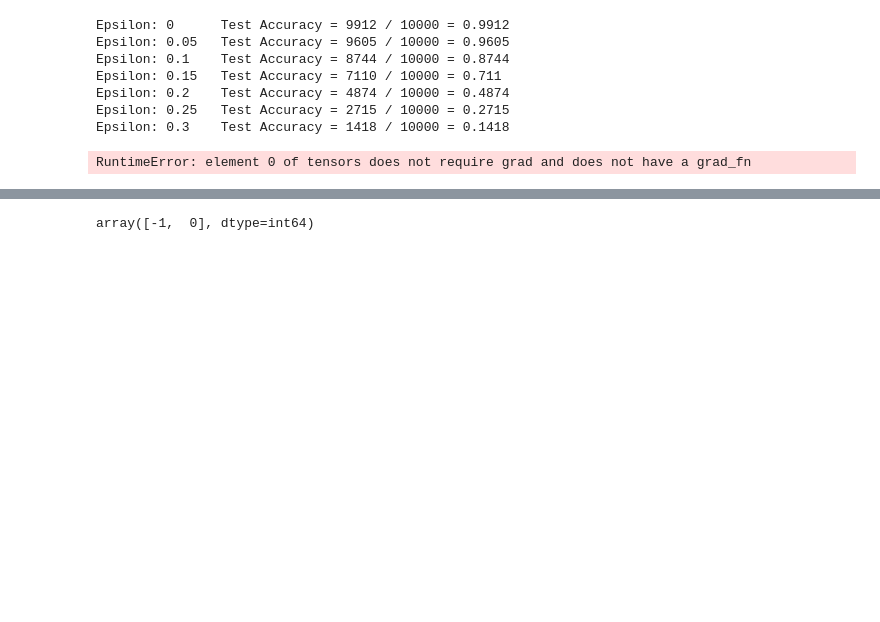
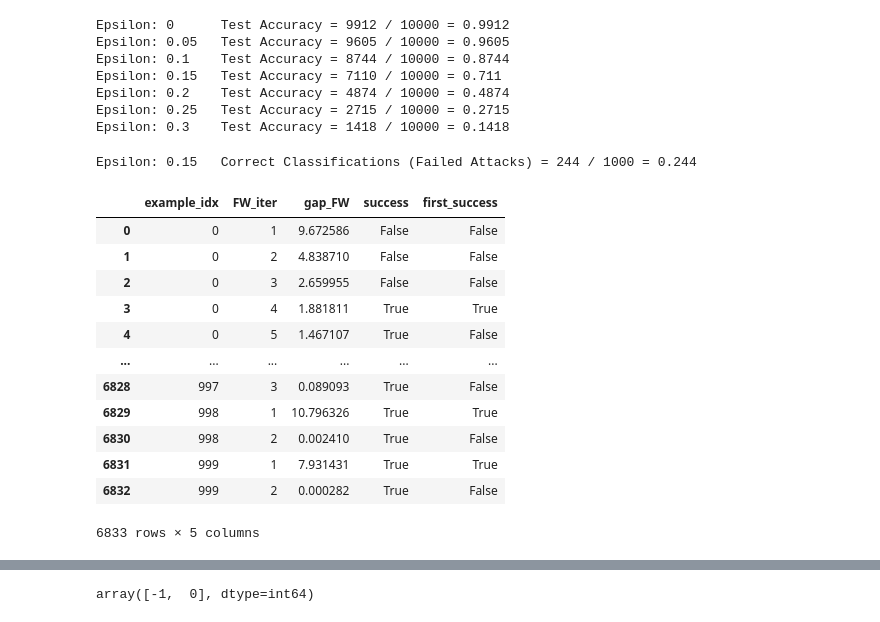
Before and after one commit to TannerAGraves/FW-variants-for-WB-Adversarial-Attacks, a Jupyter notebook: experimental/attack_tests.ipynb, the cells around one changed output, grey strips where cells are left out. Cells and saved outputs as stored; diff of their text form; code cells hidden in the pictures; blank space fills up the shorter version.

```diff
--- a/experimental/attack_tests.ipynb
+++ b/experimental/attack_tests.ipynb
@@ -204,20 +225,34 @@ def fw_stepsize_linesearch(x_t, d_t, model, criterion, target, num_samples=10):
 # %%
-def fw_step(x_t, epsilon, g_t, x0, fw_stepsize=1):
+def fw_step(x_t, epsilon, g_t, x0, stepsize_method):
     # alg from attacks.pdf. Modified to remove momentum.
     g_t_sign = g_t.sign()
     v_t = -epsilon * g_t_sign + x0
     d_t = v_t - x_t
+
+    # determine stepsize
+    if stepsize_method.strat == 'ls':
+        fw_stepsize = stepsize_method.stepsize_linesearch(x_t, d_t)
+    else:
+        fw_stepsize = stepsize_method.stepsize
+
     perturbed_image = x_t + fw_stepsize * d_t
     perturbed_image = torch.clamp(perturbed_image, 0, 1)
     #gap_FW = torch.sum(d_t * g_t).item()#torch.dot(d_t, g_t)
     gap_FW = torch.sum(-d_t * g_t).item()
     return perturbed_image, gap_FW
 
-def fw_step_altgap(x_t, epsilon, g_t, x0, fw_stepsize=1):
+def fw_step_altgap(x_t, epsilon, g_t, x0, stepsize_method):
     # alg from attacks.pdf. Modified to remove momentum.
     g_t_sign = g_t.sign()
     v_t = -epsilon * g_t_sign + x0
     d_t = v_t - x_t
+
+    # determine stepsize
+    if stepsize_method.strat == 'ls':
+        fw_stepsize = stepsize_method.stepsize_linesearch(x_t, d_t)
+    else:
+        fw_stepsize = stepsize_method.stepsize
+
     perturbed_image = x_t + fw_stepsize * d_t
     perturbed_image = torch.clamp(perturbed_image, 0, 1)
     #gap_FW = torch.sum(d_t * g_t).item()#torch.dot(d_t, g_t)
@@ -225,7 +260,7 @@ def fw_step_altgap(x_t, epsilon, g_t, x0, fw_stepsize=1):
     gap_FW = torch.sum(-(perturbed_image - x_t)*g_t).item()
     return perturbed_image, gap_FW
 
-def fw_step_momentum(x_t, epsilon, g_t, m_t_last, x0, momentum = 0.2,fw_stepsize = 1):
+def fw_step_momentum(x_t, epsilon, g_t, m_t_last, x0, stepsize_method, momentum = 0.2):
     # alg from attacks.pdf
     m_t = (1 - momentum)*g_t
     if m_t_last is not None:
@@ -233,6 +268,13 @@ def fw_step_momentum(x_t, epsilon, g_t, m_t_last, x0, momentum = 0.2,fw_stepsize
     m_t_sign = m_t.sign()
     v_t = -epsilon * m_t_sign + x0
     d_t = v_t - x_t
+
+    # determine stepsize
+    if stepsize_method.strat == 'ls':
+        fw_stepsize = stepsize_method.stepsize_linesearch(x_t, d_t)
+    else:
+        fw_stepsize = stepsize_method.stepsize
+
     gap_FW = torch.sum(-d_t * g_t).item()
     perturbed_image = x_t + fw_stepsize * d_t
     perturbed_image = torch.clamp(perturbed_image, 0, 1)
@@ -362,15 +402,13 @@ def test_fw(model, device, test_loader, epsilon,num_fw_iter, num_test = 1000, me
         gap_FW = None
         S_t = [x0_denorm]
         info = None
+        criterion = AdversarialLoss(10)
+        stepsize_method = stepsize(fw_stepsize_rule, ls_model=model, ls_criterion=criterion, ls_target=target)
 
         for t in range(num_fw_iter):
             # Step size calculation
-            if fw_stepsize_rule == 'decay':
-                fw_stepsize = 2 / (t + 2)
-            elif isinstance(fw_stepsize_rule, (int, float)):
-                fw_stepsize = fw_stepsize_rule
-            else:
-                raise Exception("Invalid Stepsize Rule")
+            if stepsize_method.strat == 'decay':
+                stepsize_method.set_stepsize_decay(t)
             x_t.requires_grad = True
             # Forward pass the data through the model
             output = model(x_t)
@@ -381,7 +419,6 @@ def test_fw(model, device, test_loader, epsilon,num_fw_iter, num_test = 1000, me
                 break
 
             # Calculate the loss
-            criterion = AdversarialLoss(10)
             loss = criterion(output, target)
             #1 - F.nll_loss(output, target) # DNN maximizing POSITIVE log liklihood
             #criterion = nn.CrossEntropyLoss()
@@ -402,13 +439,13 @@ def test_fw(model, device, test_loader, epsilon,num_fw_iter, num_test = 1000, me
             if method == 'fgsm':
                 perturbed_image = fgsm_attack(x_t_denorm, epsilon, x_t_grad)
             elif method == 'fw':
-                perturbed_image, gap_FW = fw_step(x_t_denorm, epsilon, x_t_grad, x0_denorm, fw_stepsize=fw_stepsize)
+                perturbed_image, gap_FW = fw_step(x_t_denorm, epsilon, x_t_grad, x0_denorm, stepsize_method=stepsize_method)
             elif method == 'fw_altgap':
-                perturbed_image, gap_FW = fw_step_altgap(x_t_denorm, epsilon, x_t_grad, x0_denorm, fw_stepsize=fw_stepsize)
+                perturbed_image, gap_FW = fw_step_altgap(x_t_denorm, epsilon, x_t_grad, x0_denorm, stepsize_method=stepsize_method)
             elif method == 'fw_AWAY':
                 perturbed_image, S_t, info = fw_step_away(x_t_denorm, epsilon, x_t_grad, x0_denorm, S_t)
             elif method == 'fw_momentum':
-                perturbed_image, m_t_last, gap_FW = fw_step_momentum(x_t_denorm, epsilon, x_t_grad, m_t_last, x0_denorm, fw_stepsize=fw_stepsize)
+                perturbed_image, m_t_last, gap_FW = fw_step_momentum(x_t_denorm, epsilon, x_t_grad, m_t_last, x0_denorm, stepsize_method=stepsize_method)
             # Reapply normalization
             x_t = transforms.Normalize((0.1307,), (0.3081,))(perturbed_image).detach()
 
@@ -470,20 +507,32 @@ def test_fw(model, device, test_loader, epsilon,num_fw_iter, num_test = 1000, me
 # %%
 accuracies = []
 examples = []
 fw_iters = [10]
 eps = 0.15# * (0.4242129623889923 + 2.821486711502075)
 adv_examples = []
-fw_stepsize = 0.5
 hist = None
 # Run test for each epsilon
 #for eps in epsilons:
 for num_fw_iter in fw_iters:
     acc, ex, hist = test_fw(model, device, test_loader, eps, num_fw_iter, method='fw_momentum', early_stopping='gap_FW', fw_stepsize_rule='decay', gap_FW_tol=0.1)
     accuracies.append(acc)
     examples.append(ex)
 hist
 # %% [output]
-RuntimeError: element 0 of tensors does not require grad and does not have a grad_fn
+Epsilon: 0.15   Correct Classifications (Failed Attacks) = 244 / 1000 = 0.244
+|  | example_idx | FW_iter | gap_FW | success | first_success |
+| 0 | 0 | 1 | 9.672586 | False | False |
+| 1 | 0 | 2 | 4.838710 | False | False |
+| 2 | 0 | 3 | 2.659955 | False | False |
+| 3 | 0 | 4 | 1.881811 | True | True |
+| 4 | 0 | 5 | 1.467107 | True | False |
+| ... | ... | ... | ... | ... | ... |
+| 6828 | 997 | 3 | 0.089093 | True | False |
+| 6829 | 998 | 1 | 10.796326 | True | True |
+| 6830 | 998 | 2 | 0.002410 | True | False |
+| 6831 | 999 | 1 | 7.931431 | True | True |
+| 6832 | 999 | 2 | 0.000282 | True | False |
+6833 rows × 5 columns
 # %%
 hist.groupby('FW_iter')['gap_FW'].mean().plot()
 # %% [output]
```
Also changed, not shown: parts of 6 cells of this notebook, 7 other files.
